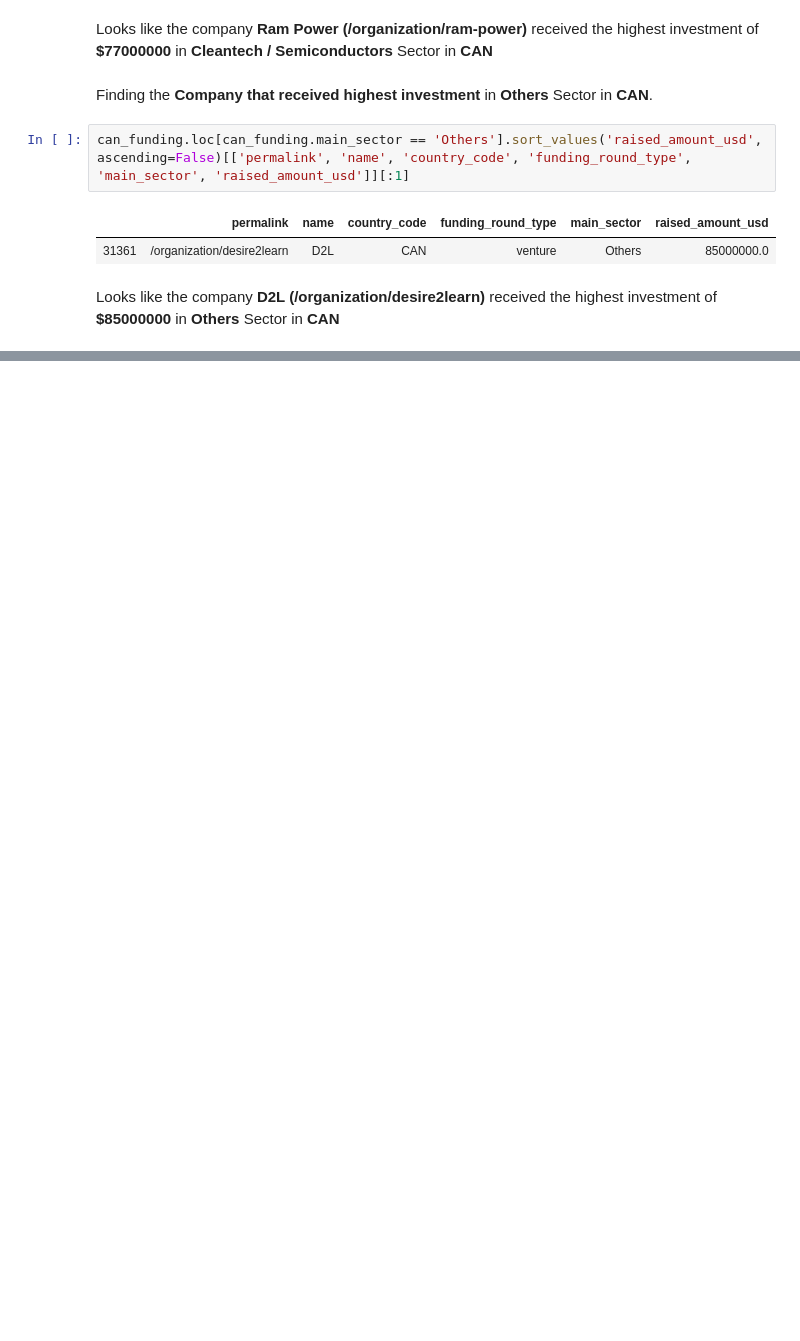
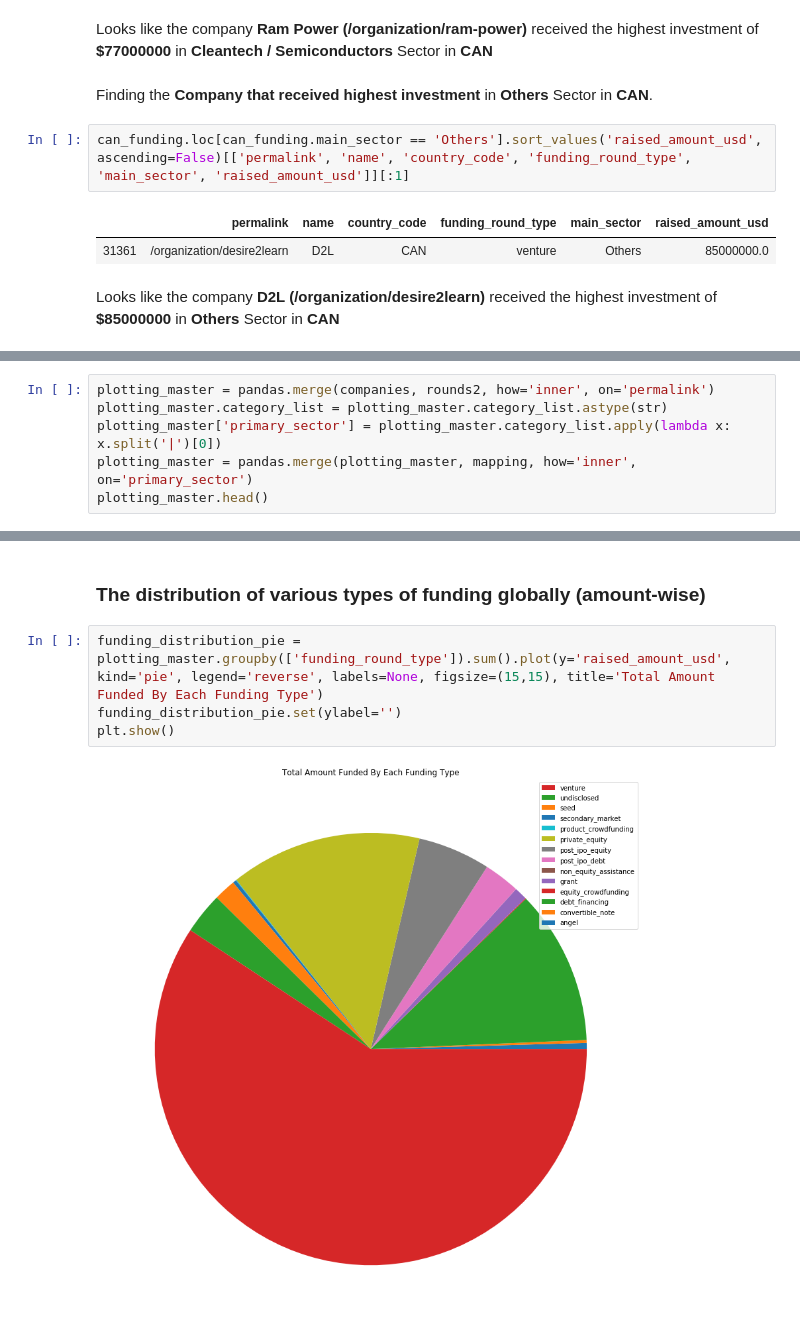
Before and after one commit to vivekav-96/UpGrad-PGDML, a Jupyter notebook: InvestmentAssignment/investment_assignement.ipynb, the cells around one changed output, grey strips where cells are left out. Drawn from its saved outputs; the diff is of its cells as text; blank space fills up the shorter version.

```diff
--- a/InvestmentAssignment/investment_assignement.ipynb
+++ b/InvestmentAssignment/investment_assignement.ipynb
@@ -444,0 +455,6 @@ Looks like the company **D2L (/organization/desire2learn)** received the highest
+# %%
+plotting_master = pandas.merge(companies, rounds2, how='inner', on='permalink')
+plotting_master.category_list = plotting_master.category_list.astype(str)
+plotting_master['primary_sector'] = plotting_master.category_list.apply(lambda x: x.split('|')[0])
+plotting_master = pandas.merge(plotting_master, mapping, how='inner', on='primary_sector')
+plotting_master.head()
@@ -444,0 +468,8 @@ Looks like the company **D2L (/organization/desire2learn)** received the highest
+# %% [markdown]
+### The distribution of various types of funding globally (amount-wise)
+# %%
+funding_distribution_pie = plotting_master.groupby(['funding_round_type']).sum().plot(y='raised_amount_usd', kind='pie', legend='reverse', labels=None, figsize=(15,15), title='Total Amount Funded By Each Funding Type')
+funding_distribution_pie.set(ylabel='')
+plt.show()
+# %% [output]
+[figure, added]
```
Also changed, not shown: parts of 14 cells of this notebook, 1 other file.
